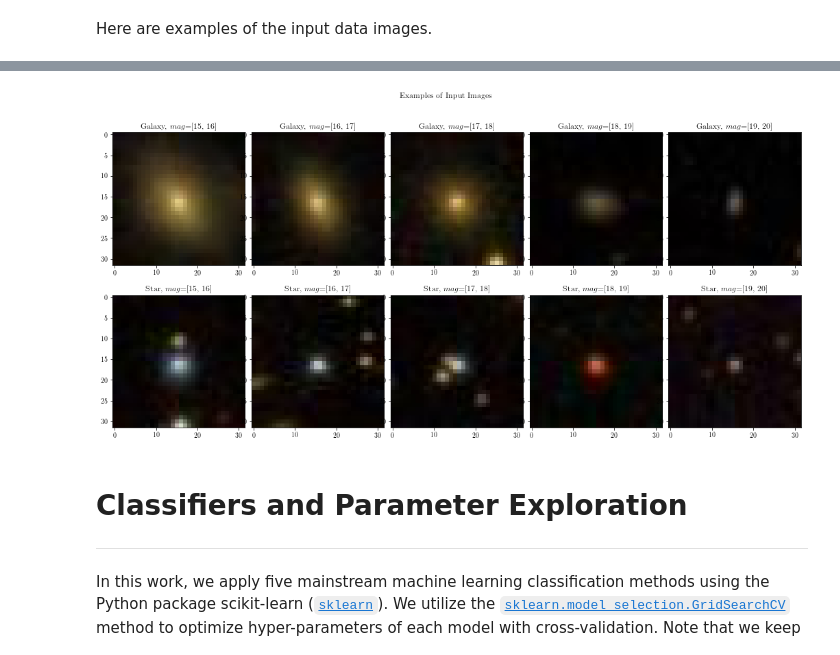
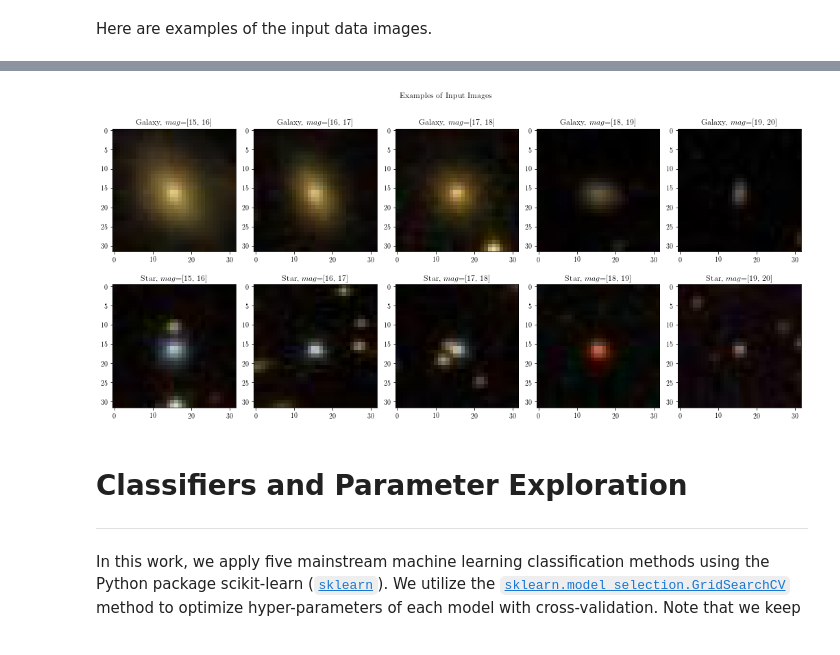
Before and after one commit to nyLiao/SG-Separation, a Jupyter notebook: Machine Learning for Star:Galaxy Separation.ipynb, the cells around one changed output, grey strips where cells are left out. Drawn from its saved outputs; the diff is of its cells as text; code cells hidden in the pictures.

```diff
--- a/Star Galaxy.ipynb
+++ b/Machine Learning for Star:Galaxy Separation.ipynb
@@ -120,22 +109,23 @@ rc('font', family='Times New Roman')
 # %%
 # prepare figure
 fig, axs = plt.subplots(2, 5, figsize=(18, 8))
-fig.subplots_adjust(hspace = 0.2, wspace = 0.05)
-fig.suptitle('Examples of Input Images')
+fig.subplots_adjust(hspace = 0.1, wspace = 0.15)
+fig.suptitle('Examples of Input Images', y=0.95)
 
 for m in range(15, 20):
+    # load a random sample
     path_qry, path_arr = "../data/query/", "../data/array/"
     fname = str(m)
     d_g, d_s = np.load(path_arr + "g"  + fname + ".npy"), np.load(path_arr + "s"  + fname + ".npy")
     img_g, img_s = d_g[42, :].astype(uint8), d_s[42, :].astype(uint8)
 
     axs[0, m-15].imshow(img_g)
     axs[0, m-15].set_title('Galaxy, $mag$=[%d, %d]' % (m, m+1))
 
     axs[1, m-15].imshow(img_s)
     axs[1, m-15].set_title('Star, $mag$=[%d, %d]' % (m, m+1))
 # %% [output]
-[figure, old version]
+[figure, new version]
 # %% [markdown]
 # Classifiers and Parameter Exploration
 ---
```
Also changed, not shown: parts of 27 cells of this notebook, 1 other file.
